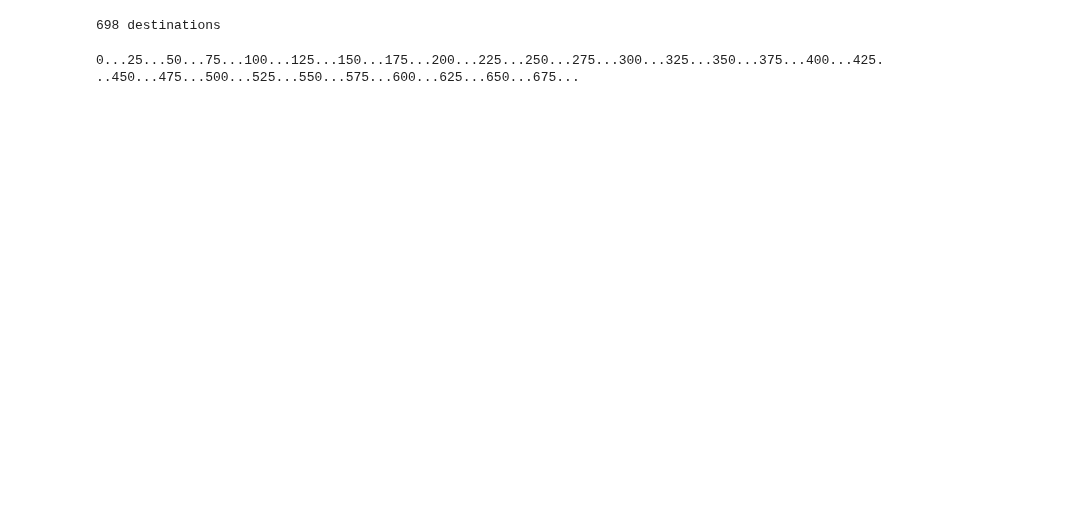
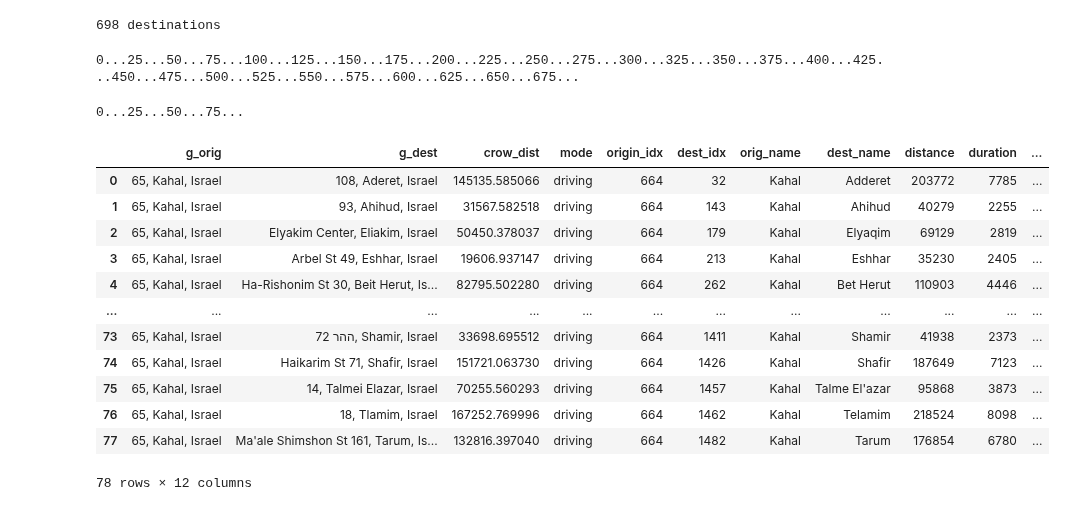
Before and after one commit to dpelleg/notebooks, a Jupyter notebook: charts/code/driving_distance.ipynb, the cells around one changed output. Cells and saved outputs as stored; diff of their text form; code cells hidden in the pictures; blank space fills up the shorter version.

```diff
--- a/charts/code/driving_distance.ipynb
+++ b/charts/code/driving_distance.ipynb
@@ -122,4 +136,83 @@ while s_idx < len(dlist):
     s_idx += MAX_ELEM
 # %% [output]
 0...25...50...75...100...125...150...175...200...225...250...275...300...325...350...375...400...425...450...475...500...525...550...575...600...625...650...675...
+# %%
+def batch_get_distances(places, origin_idx, destination_idxs, api_key, mode='driving', max_elem=25):
+    results = []#= pd.DataFrame(columns=['distance', 'duration', 'g_orig', 'g_dest', 'crow_dist', 'mode', 'origin_idx', 'dest_idx'])
+
+    origin = places.loc[origin_idx, 'lonlat']
+    origin_lat, origin_lon, origin_name = places.loc[origin_idx, ['lat', 'lon', 'name']]
+
+    s_idx = 0
+    while s_idx < len(destination_idxs):
+        print(s_idx, end='...')
+        e_idx = min(s_idx + max_elem, len(destination_idxs))
+
+        batch_dest_idxs = destination_idxs[s_idx:e_idx]
+        destinations = places.loc[batch_dest_idxs, 'lonlat'].tolist()
+
+        response = get_distances(origin, destinations, api_key)
+        time.sleep(0.25)
+        matrix = response.json()
+
+        DESTINATIONS = matrix['destination_addresses']
+        ORIGIN = matrix['origin_addresses'][0]
+        elements = matrix['rows'][0]['elements']
+
+        for j, element in enumerate(elements):
+            dest_idx = batch_dest_idxs[j]
+            dest_lat, dest_lon, dest_name = places.loc[dest_idx, ['lat', 'lon', 'name']]
+
+            result_row = {
+                'g_orig': ORIGIN,
+                'g_dest': DESTINATIONS[j],
+                'crow_dist': 1000 * haversine(origin_lon, origin_lat, dest_lon, dest_lat),
+                'mode': mode,
+                'origin_idx': origin_idx,
+                'dest_idx': dest_idx,
+                'orig_name': origin_name,
+                'dest_name': dest_name,
+            }
+
+            if element['status'] == 'OK':
+                result_row['distance'] = element['distance']['value']
+                result_row['duration'] = element['duration']['value']
+            else:
+                result_row['distance'] = None
+                result_row['duration'] = None
+
+            results.append(result_row)
+
+        s_idx += max_elem
+
+    ret = pd.DataFrame(results)
+    ret['speed'] = ret['crow_dist']/ret['duration']*3.6
+    ret['ratio'] = ret['crow_dist']/ret['distance']
+
+    return ret
+
+origin_query = places.query('name == @origin_english')
+if len(origin_query) == 0:
+    raise ValueError(f'No place name in the file found for {origin_name}')
+origin_idx = origin_query.index[0]
+destination_idxs = places.query('pop > 900 and pop < 1000').index.to_list()
+results = batch_get_distances(places, origin_idx, destination_idxs, api_key, MODE, MAX_ELEM)
+# %% [output]
+0...25...50...75...
+# %%
+results
+# %% [output]
+|  | g_orig | g_dest | crow_dist | mode | origin_idx | dest_idx | orig_name | dest_name | distance | duration | ... |
+| 0 | 65, Kahal, Israel | 108, Aderet, Israel | 145135.585066 | driving | 664 | 32 | Kahal | Adderet | 203772 | 7785 | ... |
+| 1 | 65, Kahal, Israel | 93, Ahihud, Israel | 31567.582518 | driving | 664 | 143 | Kahal | Ahihud | 40279 | 2255 | ... |
+| 2 | 65, Kahal, Israel | Elyakim Center, Eliakim, Israel | 50450.378037 | driving | 664 | 179 | Kahal | Elyaqim | 69129 | 2819 | ... |
+| 3 | 65, Kahal, Israel | Arbel St 49, Eshhar, Israel | 19606.937147 | driving | 664 | 213 | Kahal | Eshhar | 35230 | 2405 | ... |
+| 4 | 65, Kahal, Israel | Ha-Rishonim St 30, Beit Herut, Is... | 82795.502280 | driving | 664 | 262 | Kahal | Bet Herut | 110903 | 4446 | ... |
+| ... | ... | ... | ... | ... | ... | ... | ... | ... | ... | ... | ... |
+| 73 | 65, Kahal, Israel | ההר 72, Shamir, Israel | 33698.695512 | driving | 664 | 1411 | Kahal | Shamir | 41938 | 2373 | ... |
+| 74 | 65, Kahal, Israel | Haikarim St 71, Shafir, Israel | 151721.063730 | driving | 664 | 1426 | Kahal | Shafir | 187649 | 7123 | ... |
+| 75 | 65, Kahal, Israel | 14, Talmei Elazar, Israel | 70255.560293 | driving | 664 | 1457 | Kahal | Talme El'azar | 95868 | 3873 | ... |
+| 76 | 65, Kahal, Israel | 18, Tlamim, Israel | 167252.769996 | driving | 664 | 1462 | Kahal | Telamim | 218524 | 8098 | ... |
+| 77 | 65, Kahal, Israel | Ma'ale Shimshon St 161, Tarum, Is... | 132816.397040 | driving | 664 | 1482 | Kahal | Tarum | 176854 | 6780 | ... |
+78 rows × 12 columns
 # %%
```
Also changed, not shown: parts of 10 cells of this notebook.
